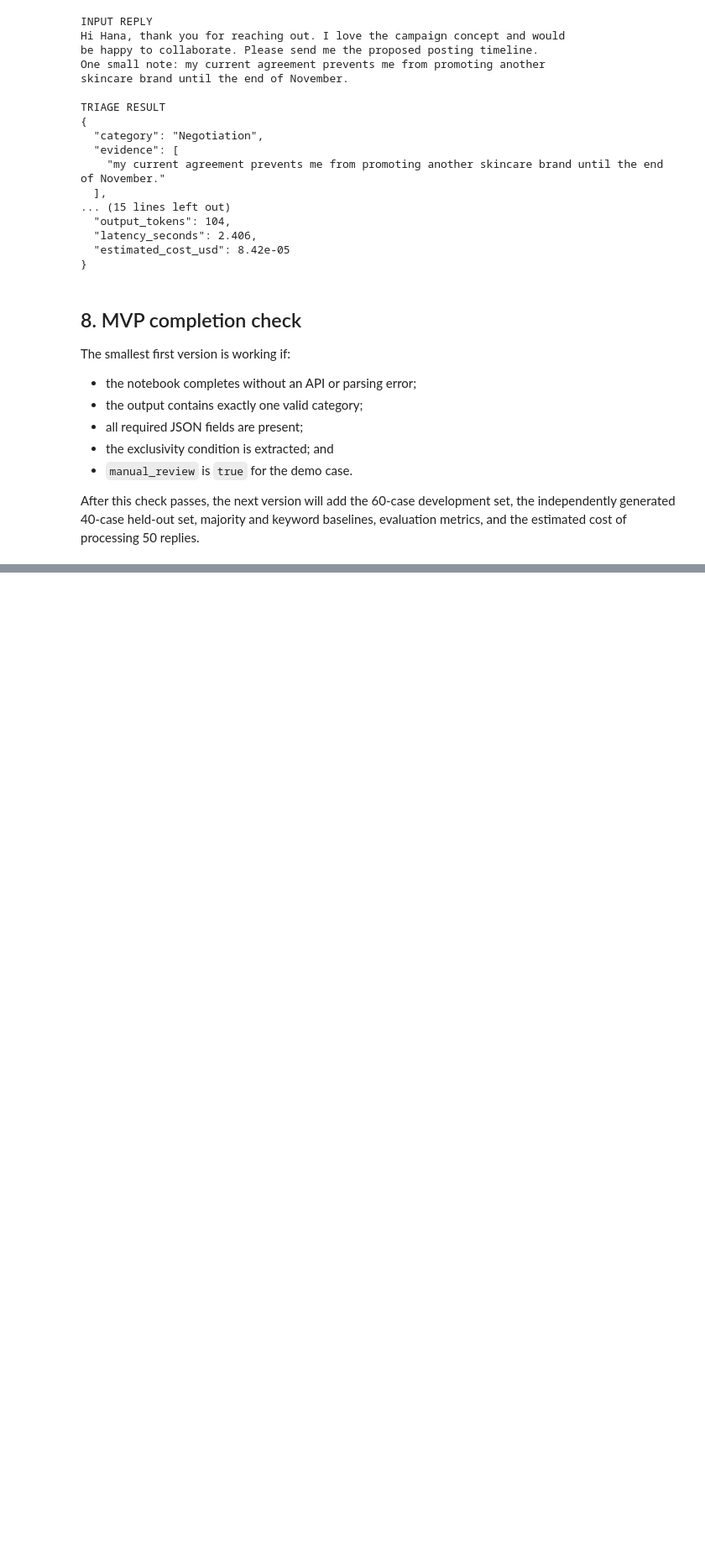
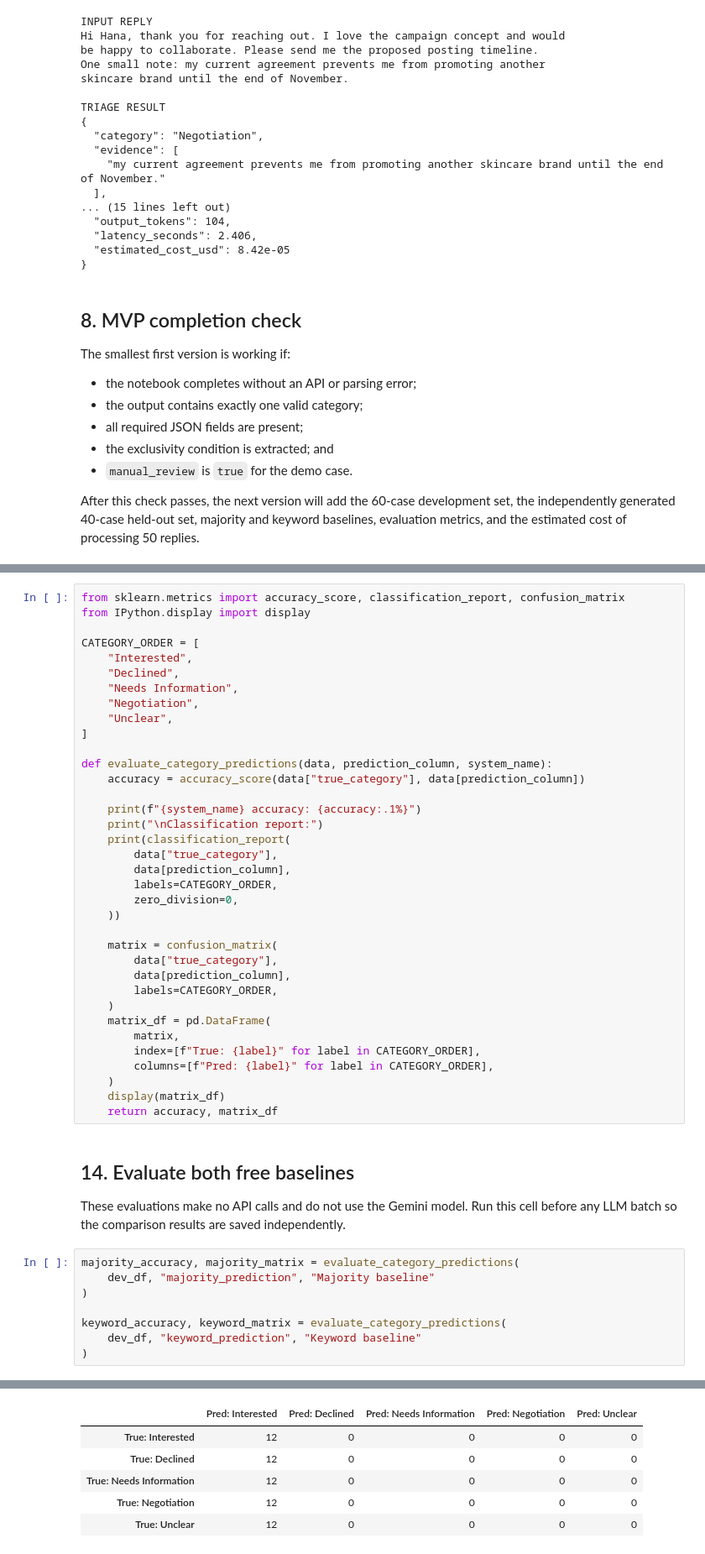
Before and after one commit to usmin1004/PE6201_END-OF-COURSE-PROJECT-, a Jupyter notebook: PE6201_Influencer_Reply_Triage_MVP.ipynb, the cells around one changed output, grey strips where cells are left out. Shown at 84% size. Saved outputs shown, nothing was run; the diff lists cells and outputs as text; blank space fills up the shorter version.

```diff
--- a/PE6201_Influencer_Reply_Triage_MVP.ipynb
+++ b/PE6201_Influencer_Reply_Triage_MVP.ipynb
@@ -289,0 +474,49 @@ After this check passes, the next version will add the 60-case development set,
+# %%
+from sklearn.metrics import accuracy_score, classification_report, confusion_matrix
+from IPython.display import display
+
+CATEGORY_ORDER = [
+    "Interested",
+    "Declined",
+    "Needs Information",
+    "Negotiation",
+    "Unclear",
+]
+
+def evaluate_category_predictions(data, prediction_column, system_name):
+    accuracy = accuracy_score(data["true_category"], data[prediction_column])
+
+    print(f"{system_name} accuracy: {accuracy:.1%}")
+    print("\nClassification report:")
+    print(classification_report(
+        data["true_category"],
+        data[prediction_column],
+        labels=CATEGORY_ORDER,
+        zero_division=0,
+    ))
+
+    matrix = confusion_matrix(
+        data["true_category"],
+        data[prediction_column],
+        labels=CATEGORY_ORDER,
+    )
+    matrix_df = pd.DataFrame(
+        matrix,
+        index=[f"True: {label}" for label in CATEGORY_ORDER],
+        columns=[f"Pred: {label}" for label in CATEGORY_ORDER],
+    )
+    display(matrix_df)
+    return accuracy, matrix_df
+# %% [markdown]
+## 14. Evaluate both free baselines
+
+These evaluations make no API calls and do not use the Gemini model. Run this cell before any LLM batch so the comparison results are saved independently.
+# %%
+majority_accuracy, majority_matrix = evaluate_category_predictions(
+    dev_df, "majority_prediction", "Majority baseline"
+)
+
+keyword_accuracy, keyword_matrix = evaluate_category_predictions(
+    dev_df, "keyword_prediction", "Keyword baseline"
+)
+# %% [output]
@@ -289,0 +537,6 @@ After this check passes, the next version will add the 60-case development set,
+|  | Pred: Interested | Pred: Declined | Pred: Needs Information | Pred: Negotiation | Pred: Unclear |
+| True: Interested | 12 | 0 | 0 | 0 | 0 |
+| True: Declined | 12 | 0 | 0 | 0 | 0 |
+| True: Needs Information | 12 | 0 | 0 | 0 | 0 |
+| True: Negotiation | 12 | 0 | 0 | 0 | 0 |
+| True: Unclear | 12 | 0 | 0 | 0 | 0 |
```
Also changed, not shown: parts of 24 cells of this notebook, 1 other file.
